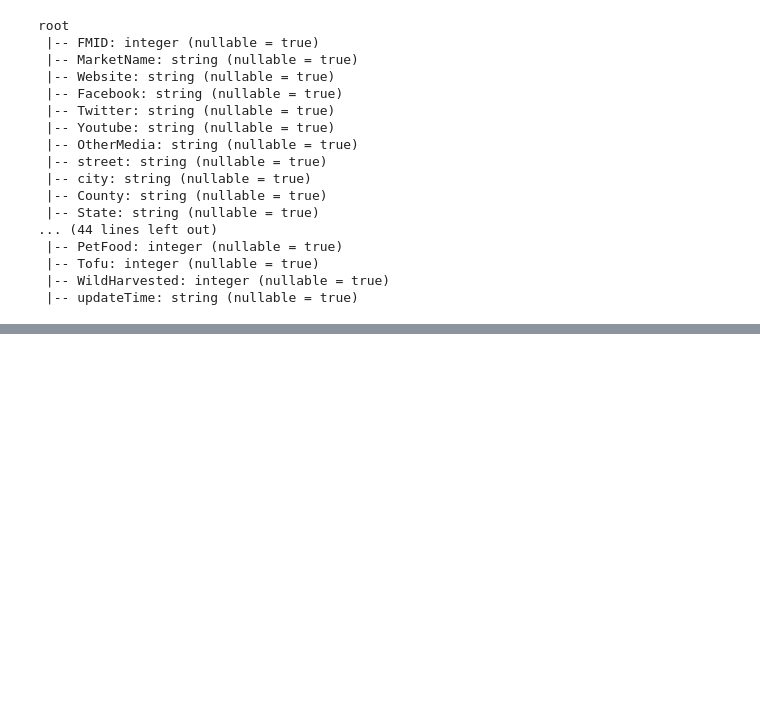
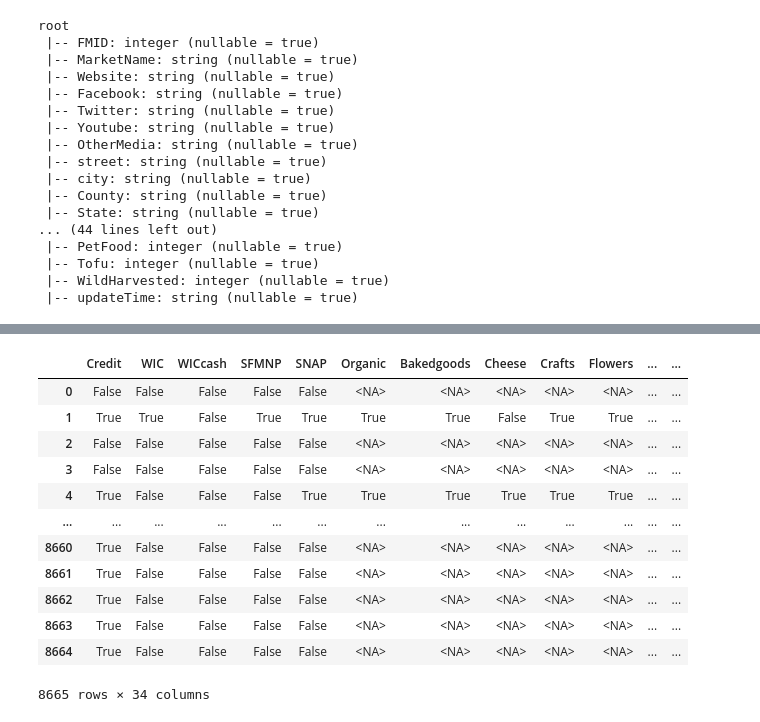
Before and after one commit to da230896/cs_513_project, a Jupyter notebook: farmers_data_exploration.ipynb, the cells around one changed output, grey strips where cells are left out. Saved outputs shown, nothing was run; the diff lists cells and outputs as text; code cells hidden in the pictures; blank space fills up the shorter version.

```diff
--- a/farmers_data_exploration.ipynb
+++ b/farmers_data_exploration.ipynb
@@ -76,0 +68,3 @@ AnalysisException: test1 is a temp view. 'SHOW CREATE TABLE' expects a table or
+# %%
+df = pd.read_csv('dataset/main_farmers_market.csv')
+df.dtypes
@@ -76,0 +91,13 @@ AnalysisException: test1 is a temp view. 'SHOW CREATE TABLE' expects a table or
+# %%
+""" Date cleanup
+1990
+1990/01/01
+1990/mar/01
+Emoty to NaN
+"""
+df = df.apply(lambda col: pd.to_datetime(col, errors='ignore')
+              if col.dtypes == object
+              else col,
+              axis=0)
+
+df.dtypes
@@ -76,0 +132,3 @@ AnalysisException: test1 is a temp view. 'SHOW CREATE TABLE' expects a table or
+# %%
+#Change column datatypes to boolean
+df[df.columns[23:-1]]=df[df.columns[23:-1]].astype("boolean")
@@ -76,0 +156,16 @@ AnalysisException: test1 is a temp view. 'SHOW CREATE TABLE' expects a table or
+# %%
+df[df.columns[23:-1]]
+# %% [output]
+|  | Credit | WIC | WICcash | SFMNP | SNAP | Organic | Bakedgoods | Cheese | Crafts | Flowers | ... | ... |
+| 0 | False | False | False | False | False | <NA> | <NA> | <NA> | <NA> | <NA> | ... | ... |
+| 1 | True | True | False | True | True | True | True | False | True | True | ... | ... |
+| 2 | False | False | False | False | False | <NA> | <NA> | <NA> | <NA> | <NA> | ... | ... |
+| 3 | False | False | False | False | False | <NA> | <NA> | <NA> | <NA> | <NA> | ... | ... |
+| 4 | True | False | False | False | True | True | True | True | True | True | ... | ... |
+| ... | ... | ... | ... | ... | ... | ... | ... | ... | ... | ... | ... | ... |
+| 8660 | True | False | False | False | False | <NA> | <NA> | <NA> | <NA> | <NA> | ... | ... |
+| 8661 | True | False | False | False | False | <NA> | <NA> | <NA> | <NA> | <NA> | ... | ... |
+| 8662 | True | False | False | False | False | <NA> | <NA> | <NA> | <NA> | <NA> | ... | ... |
+| 8663 | True | False | False | False | False | <NA> | <NA> | <NA> | <NA> | <NA> | ... | ... |
+| 8664 | True | False | False | False | False | <NA> | <NA> | <NA> | <NA> | <NA> | ... | ... |
+8665 rows × 34 columns
```
Also changed, not shown: parts of 15 cells of this notebook, 5 other files.
